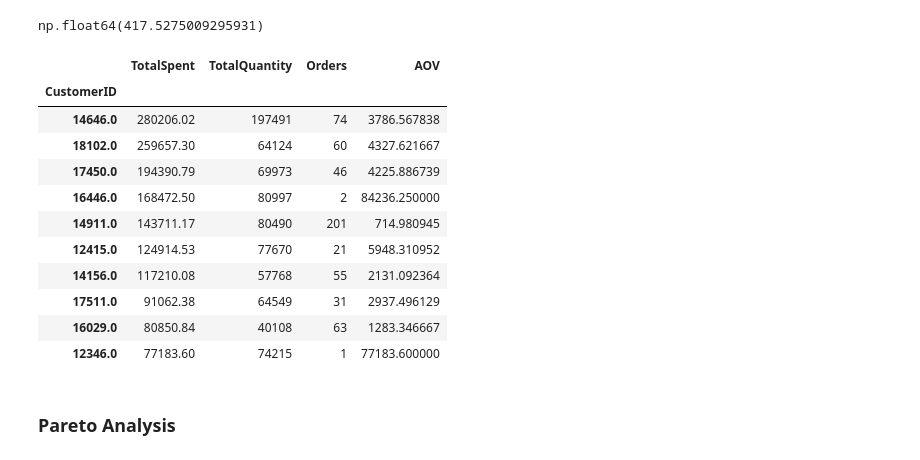
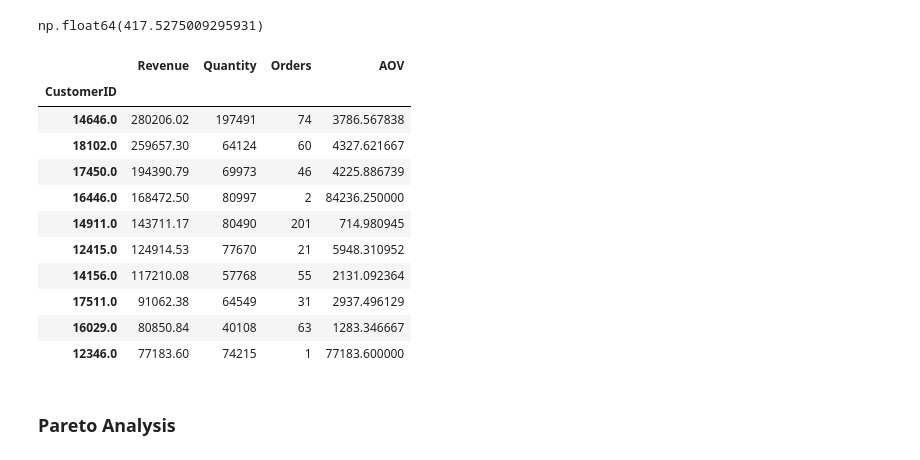
Before and after one commit to MattiaVerardi/online-retail-py, a Jupyter notebook: notebooks/online_retail_py.ipynb, the cells around one changed output. Drawn from its saved outputs; the diff is of its cells as text; code cells hidden in the pictures.

```diff
--- a/notebooks/online_retail_py.ipynb
+++ b/notebooks/online_retail_py.ipynb
@@ -649,8 +649,8 @@ L’analisi evidenzia una presenza significativa di clienti classificati come _L
 # %%
 df_customers = df_clean[df_clean["CustomerID"].notna()]
 customers = df_customers.groupby("CustomerID").agg(
-    TotalSpent=("TotalPrice", "sum"),
-    TotalQuantity=("Quantity", "sum"),
+    Revenue=("TotalPrice", "sum"),
+    Quantity=("Quantity", "sum"),
     Orders=("InvoiceNo", "nunique")
 )
 # %% [markdown]
@@ -714,6 +716,6 @@ np.float64(668.5600000000001)
 # %% [markdown]
 ### Average Order Value
 # %%
-customers["AOV"] = customers["TotalSpent"] / customers["Orders"]
+customers["AOV"] = customers["Revenue"] / customers["Orders"]
 customers
 # %% [output]
@@ -736,9 +738,9 @@ customers["AOV"].mean()
 # %% [output]
 np.float64(417.5275009295931)
 # %%
-customers.sort_values(by="TotalSpent", ascending=False).head(10)
+customers.sort_values(by="Revenue", ascending=False).head(10)
 # %% [output]
-|  | TotalSpent | TotalQuantity | Orders | AOV |
+|  | Revenue | Quantity | Orders | AOV |
 | CustomerID |  |  |  |  |
 | 14646.0 | 280206.02 | 197491 | 74 | 3786.567838 |
 | 18102.0 | 259657.30 | 64124 | 60 | 4327.621667 |
```
Also changed, not shown: parts of 18 cells of this notebook, 1 other file.
